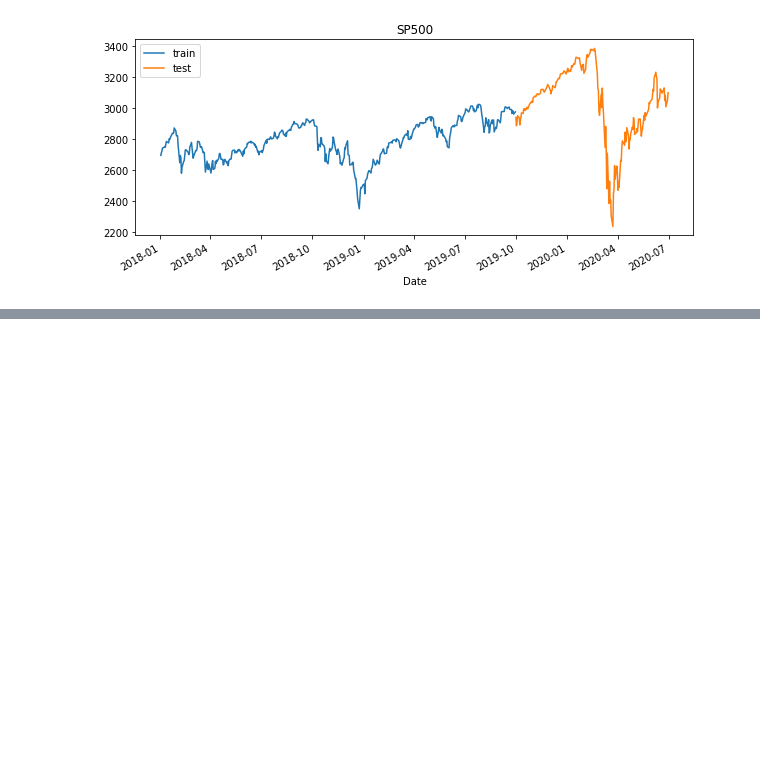
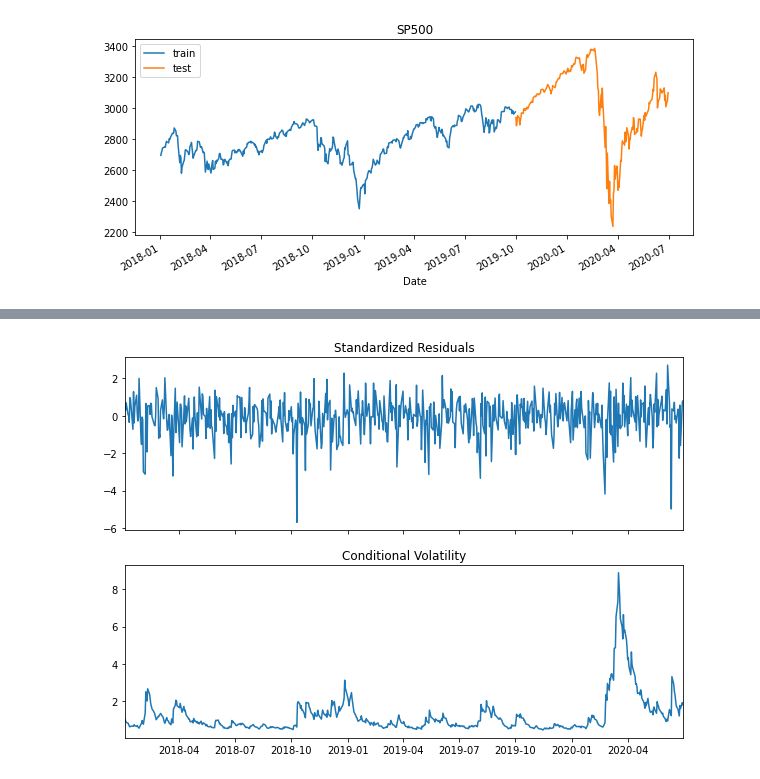
Before and after one commit to jbogocz/arima_garch, a Jupyter notebook: garch.ipynb, the cells around one changed output, grey strips where cells are left out. Cells and saved outputs as stored; diff of their text form; code cells hidden in the pictures; blank space fills up the shorter version.

```diff
--- a/garch.ipynb
+++ b/garch.ipynb
@@ -99,3 +101,23 @@ Annual volatility: {np.sqrt(252)*volatility:.2f}% ''')
 Daily volatility: 1.54%
 Monthly volatility: 7.07%
 Annual volatility: 24.50%
+# %%
+# Specify GARCH model function
+def garch_model(df, p=1, o=0, q=1, mean='constant', vol = 'GARCH',
+                dist='normal'):
+    model = arch_model(
+        df,
+        p = p, o=o, q = q,
+        mean = mean,
+        vol = vol,
+        dist = dist
+    )
+    return model
+# %%
+# Implement a basic GARCH model
+basic_gm = garch_model(df['Returns'])
+# Fit the model
+gm_result = basic_gm.fit(disp='off', show_warning=False)
+
+# Display model fitting summary
+print(gm_result.summary())
@@ -101,0 +142,7 @@ Annual volatility: 24.50%
+# %%
+# Plot fitted results
+plt.rc("figure", figsize=(10, 7))
+gm_result.plot()
+plt.show()
+# %% [output]
+[figure, added]
```
Also changed, not shown: parts of 3 cells of this notebook.
